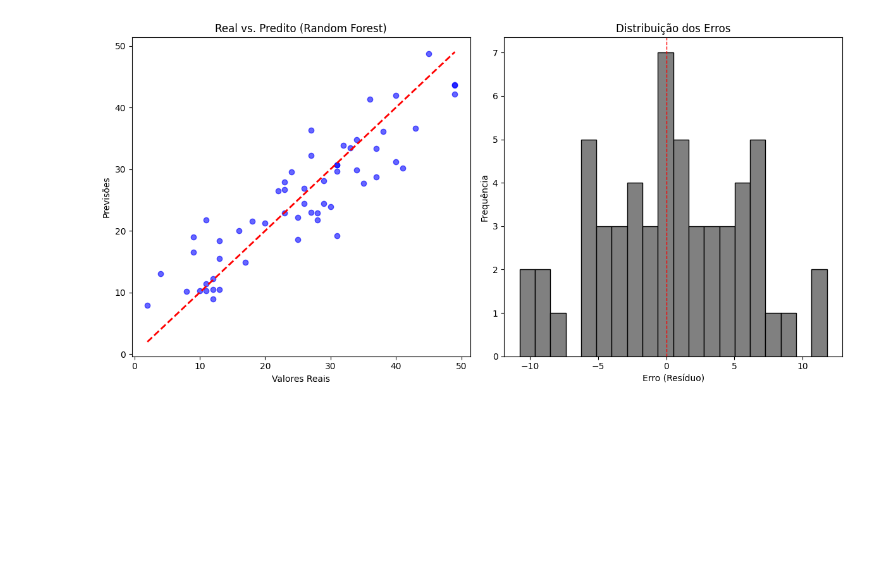
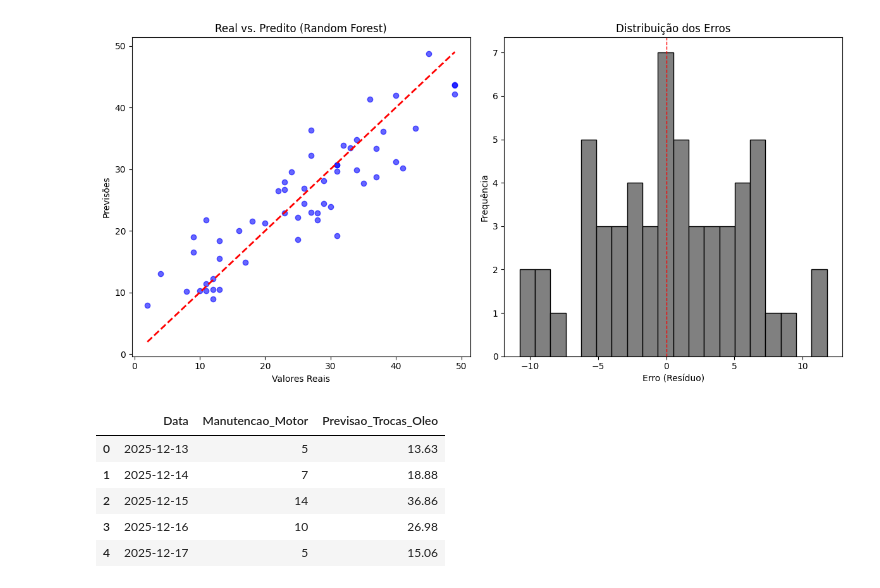
Before and after one commit to gabryellenpa/mecaniQA-belo_horizonte, a Jupyter notebook: mecaniQA_belo_horizonte.ipynb, the cells around one changed output. Saved outputs shown, nothing was run; the diff lists cells and outputs as text; code cells hidden in the pictures; blank space fills up the shorter version.

```diff
--- a/mecaniQA_belo_horizonte.ipynb
+++ b/mecaniQA_belo_horizonte.ipynb
@@ -349,3 +349,36 @@ plt.tight_layout()
 plt.show()
 # %% [output]
 [figure]
+# %%
+import pandas as pd
+import numpy as np
+import matplotlib.pyplot as plt
+
+# 1. Criar dados sintéticos para teste (ex: próximos 30 dias)
+datas_futuras = pd.date_range(start='2025-12-13', periods=30, freq='D')
+
+# Criando o DataFrame sintético
+df_teste_sintetico = pd.DataFrame({
+    'Data': datas_futuras,
+    'Ano': datas_futuras.year,
+    'Mes': datas_futuras.month,
+    'Dia': datas_futuras.day,
+    'Dia_Semana': datas_futuras.dayofweek,
+    # Simulando valores de Manutenção de Motor com base na média observada
+    'Manutencao_Motor': np.random.randint(5, 15, size=30)
+})
+
+# 2. Realizar previsões com o modelo treinado
+features = ['Ano', 'Mes', 'Dia', 'Dia_Semana', 'Manutencao_Motor']
+previsoes_sinteticas = rf_model.predict(df_teste_sintetico[features])
+df_teste_sintetico['Previsao_Trocas_Oleo'] = previsoes_sinteticas
+
+# Exibir as primeiras linhas das previsões
+display(df_teste_sintetico[['Data', 'Manutencao_Motor', 'Previsao_Trocas_Oleo']].head())
+# %% [output]
+|  | Data | Manutencao_Motor | Previsao_Trocas_Oleo |
+| 0 | 2025-12-13 | 5 | 13.63 |
+| 1 | 2025-12-14 | 7 | 18.88 |
+| 2 | 2025-12-15 | 14 | 36.86 |
+| 3 | 2025-12-16 | 10 | 26.98 |
+| 4 | 2025-12-17 | 5 | 15.06 |
```
Also changed, not shown: parts of 6 cells of this notebook.
